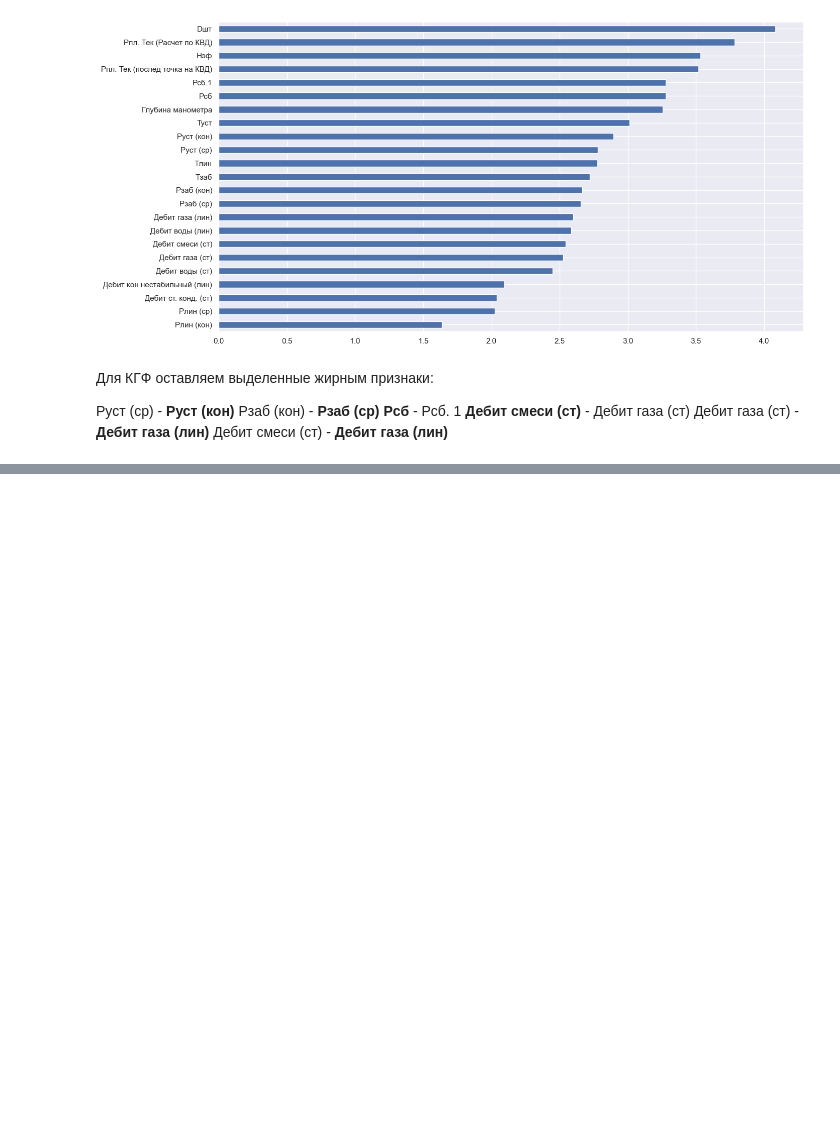
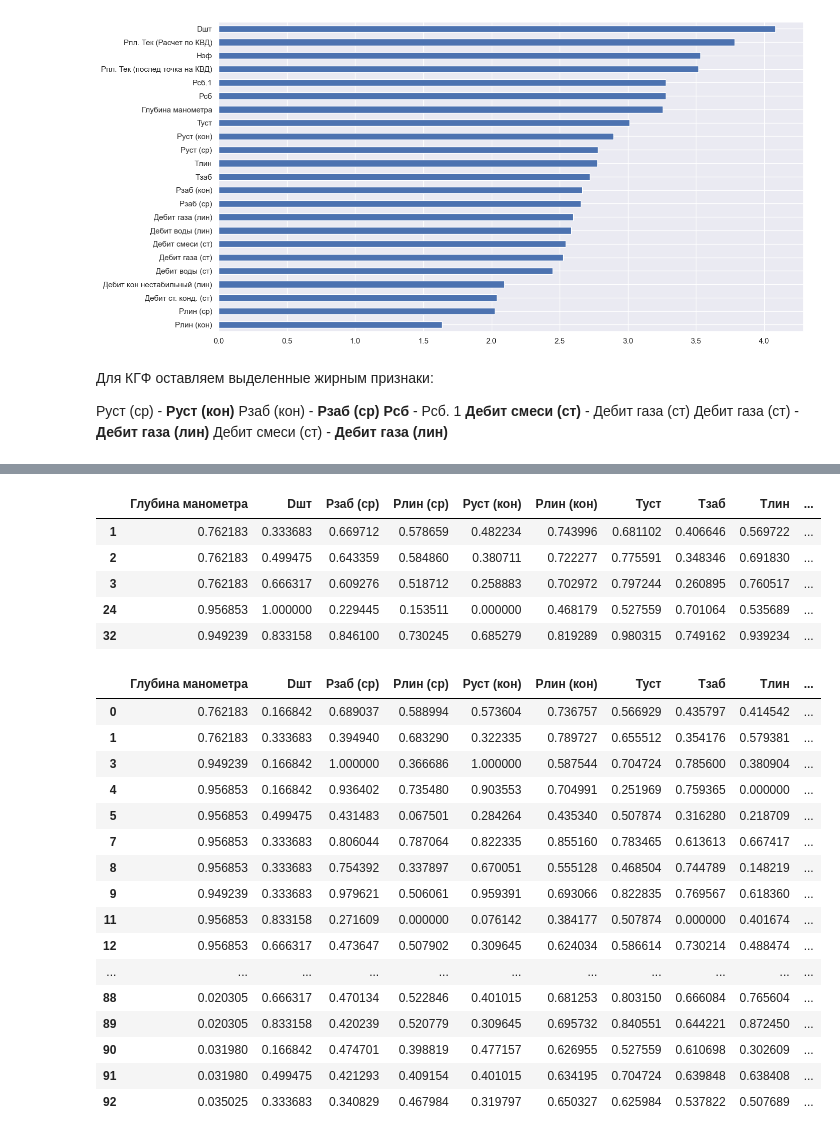
Before and after one commit to mentalMint/neural-networks, a Jupyter notebook: Lab 1/1. Lab 1. Dataset_info.ipynb, the cells around one changed output, grey strips where cells are left out. Saved outputs shown, nothing was run; the diff lists cells and outputs as text; code cells hidden in the pictures; blank space fills up the shorter version.

```diff
--- a/Lab 1/1. Lab 1. Dataset_info.ipynb
+++ b/Lab 1/1. Lab 1. Dataset_info.ipynb
@@ -343,0 +358,29 @@ df = (df - df.min()) / (df.max() - df.min())
+# %%
+df_1 = df.loc[[1, 2, 3, 24, 32]]
+df_2 = pd.merge(df, df_1, indicator=True, how='outer').query('_merge=="left_only"').drop('_merge', axis=1)
+display(df_1)
+display(df_2)
+# %% [output]
+|  | Глубина манометра | Dшт | Рзаб (ср) | Pлин (ср) | Руст (кон) | Рлин (кон) | Туст | Тзаб | Tлин | ... |
+| 1 | 0.762183 | 0.333683 | 0.669712 | 0.578659 | 0.482234 | 0.743996 | 0.681102 | 0.406646 | 0.569722 | ... |
+| 2 | 0.762183 | 0.499475 | 0.643359 | 0.584860 | 0.380711 | 0.722277 | 0.775591 | 0.348346 | 0.691830 | ... |
+| 3 | 0.762183 | 0.666317 | 0.609276 | 0.518712 | 0.258883 | 0.702972 | 0.797244 | 0.260895 | 0.760517 | ... |
+| 24 | 0.956853 | 1.000000 | 0.229445 | 0.153511 | 0.000000 | 0.468179 | 0.527559 | 0.701064 | 0.535689 | ... |
+| 32 | 0.949239 | 0.833158 | 0.846100 | 0.730245 | 0.685279 | 0.819289 | 0.980315 | 0.749162 | 0.939234 | ... |
+|  | Глубина манометра | Dшт | Рзаб (ср) | Pлин (ср) | Руст (кон) | Рлин (кон) | Туст | Тзаб | Tлин | ... |
+| 0 | 0.762183 | 0.166842 | 0.689037 | 0.588994 | 0.573604 | 0.736757 | 0.566929 | 0.435797 | 0.414542 | ... |
+| 1 | 0.762183 | 0.333683 | 0.394940 | 0.683290 | 0.322335 | 0.789727 | 0.655512 | 0.354176 | 0.579381 | ... |
+| 3 | 0.949239 | 0.166842 | 1.000000 | 0.366686 | 1.000000 | 0.587544 | 0.704724 | 0.785600 | 0.380904 | ... |
+| 4 | 0.956853 | 0.166842 | 0.936402 | 0.735480 | 0.903553 | 0.704991 | 0.251969 | 0.759365 | 0.000000 | ... |
+| 5 | 0.956853 | 0.499475 | 0.431483 | 0.067501 | 0.284264 | 0.435340 | 0.507874 | 0.316280 | 0.218709 | ... |
+| 7 | 0.956853 | 0.333683 | 0.806044 | 0.787064 | 0.822335 | 0.855160 | 0.783465 | 0.613613 | 0.667417 | ... |
+| 8 | 0.956853 | 0.333683 | 0.754392 | 0.337897 | 0.670051 | 0.555128 | 0.468504 | 0.744789 | 0.148219 | ... |
+| 9 | 0.949239 | 0.333683 | 0.979621 | 0.506061 | 0.959391 | 0.693066 | 0.822835 | 0.769567 | 0.618360 | ... |
+| 11 | 0.956853 | 0.833158 | 0.271609 | 0.000000 | 0.076142 | 0.384177 | 0.507874 | 0.000000 | 0.401674 | ... |
+| 12 | 0.956853 | 0.666317 | 0.473647 | 0.507902 | 0.309645 | 0.624034 | 0.586614 | 0.730214 | 0.488474 | ... |
+| ... | ... | ... | ... | ... | ... | ... | ... | ... | ... | ... |
+| 88 | 0.020305 | 0.666317 | 0.470134 | 0.522846 | 0.401015 | 0.681253 | 0.803150 | 0.666084 | 0.765604 | ... |
+| 89 | 0.020305 | 0.833158 | 0.420239 | 0.520779 | 0.309645 | 0.695732 | 0.840551 | 0.644221 | 0.872450 | ... |
+| 90 | 0.031980 | 0.166842 | 0.474701 | 0.398819 | 0.477157 | 0.626955 | 0.527559 | 0.610698 | 0.302609 | ... |
+| 91 | 0.031980 | 0.499475 | 0.421293 | 0.409154 | 0.401015 | 0.634195 | 0.704724 | 0.639848 | 0.638408 | ... |
+| 92 | 0.035025 | 0.333683 | 0.340829 | 0.467984 | 0.319797 | 0.650327 | 0.625984 | 0.537822 | 0.507689 | ... |
```
Also changed, not shown: parts of 13 cells of this notebook, 7 other files.
